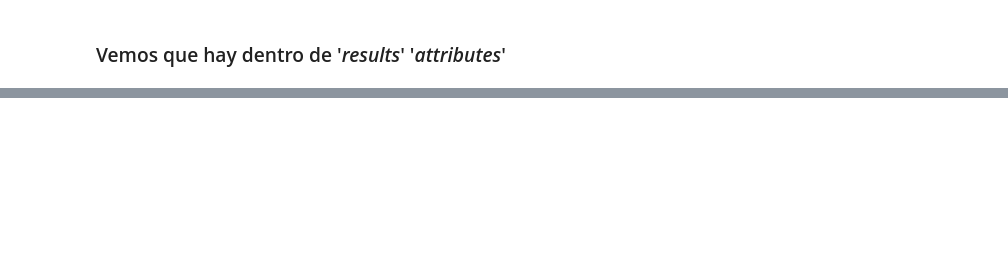
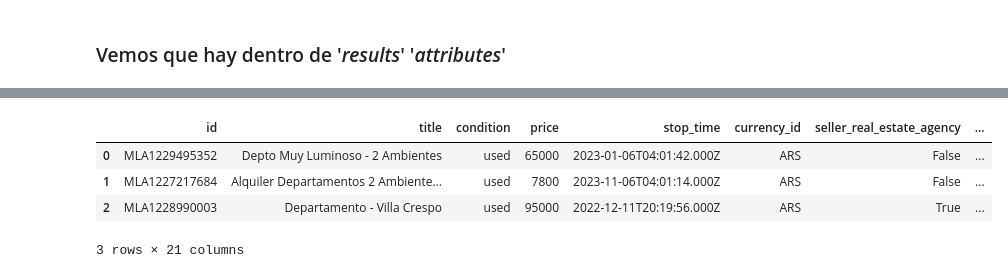
Before and after one commit to clementejose/DataSciences_CoderHouse, a Jupyter notebook: project/Desafio_APIS_JoseClemente.ipynb, the cells around one changed output, grey strips where cells are left out. Saved outputs shown, nothing was run; the diff lists cells and outputs as text; code cells hidden in the pictures; blank space fills up the shorter version.

```diff
--- a/project/Desafio_APIS_JoseClemente.ipynb
+++ b/project/Desafio_APIS_JoseClemente.ipynb
@@ -636,0 +442,3 @@ array([False, False, False, False, False, False, False, False, False,
+# %%
+dp = pd.json_normalize(jsn['results'],
+     ['prices', 'prices'], meta='id', meta_prefix='m_')[jsnPPcol]
@@ -636,0 +452,10 @@ array([False, False, False, False, False, False, False, False, False,
+# %%
+da = pd.json_normalize(jsn['results'],
+     'attributes', meta='id', meta_prefix='m_')
+
+da = da.loc[
+        da.id.isin(jsnATTcol),
+        ['m_id', 'id', 'value_name']
+    ].pivot(index='m_id', columns='id', values='value_name')
+
+da.reset_index(inplace=True)
@@ -636,0 +475,8 @@ array([False, False, False, False, False, False, False, False, False,
+# %%
+df1
+# %% [output]
+|  | id | title | condition | price | stop_time | currency_id | seller_real_estate_agency | ... |
+| 0 | MLA1229495352 | Depto Muy Luminoso - 2 Ambientes | used | 65000 | 2023-01-06T04:01:42.000Z | ARS | False | ... |
+| 1 | MLA1227217684 | Alquiler Departamentos 2 Ambiente... | used | 7800 | 2023-11-06T04:01:14.000Z | ARS | False | ... |
+| 2 | MLA1228990003 | Departamento - Villa Crespo | used | 95000 | 2022-12-11T20:19:56.000Z | ARS | True | ... |
+3 rows × 21 columns
```
Also changed, not shown: parts of 67 cells of this notebook, 2 other files.
